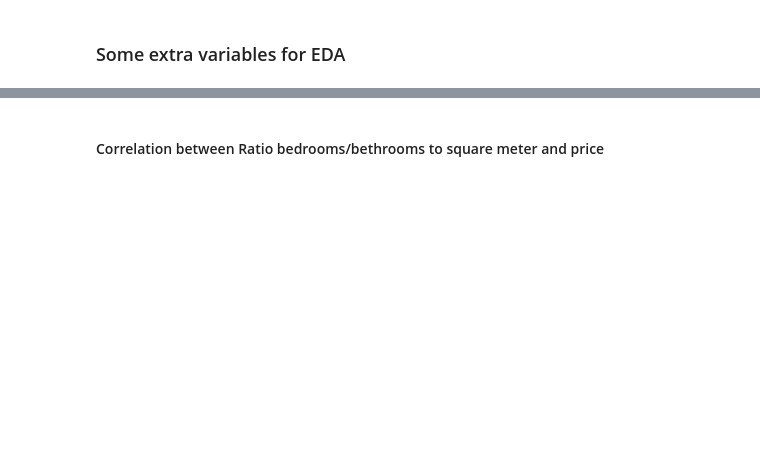
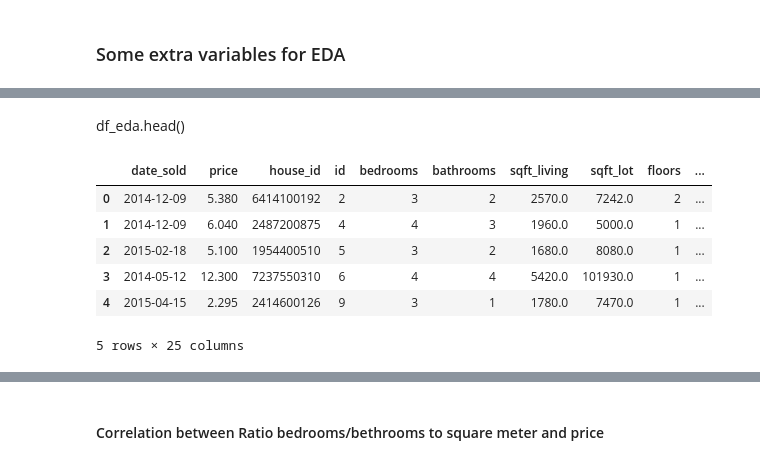
Before and after one commit to Paul-Spiced/EDA_Paul, a Jupyter notebook: commands/EDA _4_exp_hyp_1c.ipynb, the cells around one changed output, grey strips where cells are left out. Cells and saved outputs as stored; diff of their text form; code cells hidden in the pictures; blank space fills up the shorter version.

```diff
--- a/commands/EDA _4_exp_hyp_1c.ipynb
+++ b/commands/EDA _4_exp_hyp_1c.ipynb
@@ -47,0 +68,12 @@ plt.show()  # Display the boxplot
+# %% [markdown]
+df_eda.head()
+# %%
+df_eda.head()
+# %% [output]
+|  | date_sold | price | house_id | id | bedrooms | bathrooms | sqft_living | sqft_lot | floors | ... |
+| 0 | 2014-12-09 | 5.380 | 6414100192 | 2 | 3 | 2 | 2570.0 | 7242.0 | 2 | ... |
+| 1 | 2014-12-09 | 6.040 | 2487200875 | 4 | 4 | 3 | 1960.0 | 5000.0 | 1 | ... |
+| 2 | 2015-02-18 | 5.100 | 1954400510 | 5 | 3 | 2 | 1680.0 | 8080.0 | 1 | ... |
+| 3 | 2014-05-12 | 12.300 | 7237550310 | 6 | 4 | 4 | 5420.0 | 101930.0 | 1 | ... |
+| 4 | 2015-04-15 | 2.295 | 2414600126 | 9 | 3 | 1 | 1780.0 | 7470.0 | 1 | ... |
+5 rows × 25 columns
```
Also changed, not shown: parts of 8 cells of this notebook, 8 other files.
